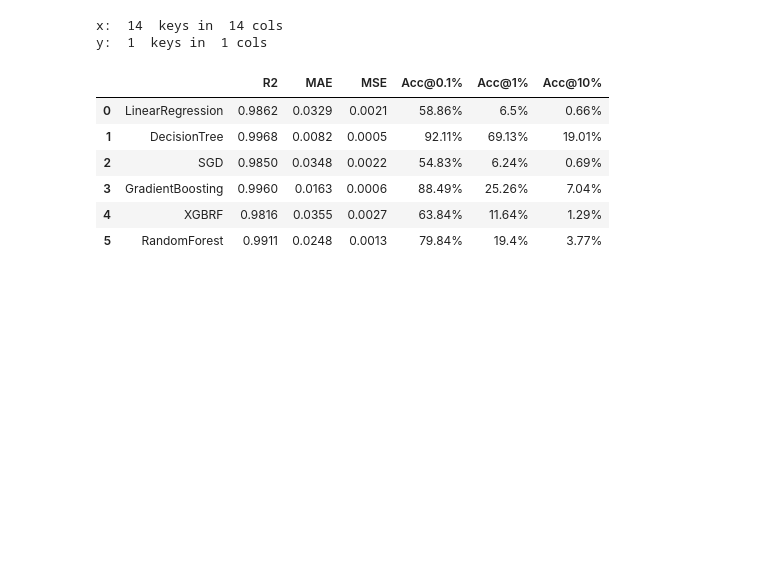
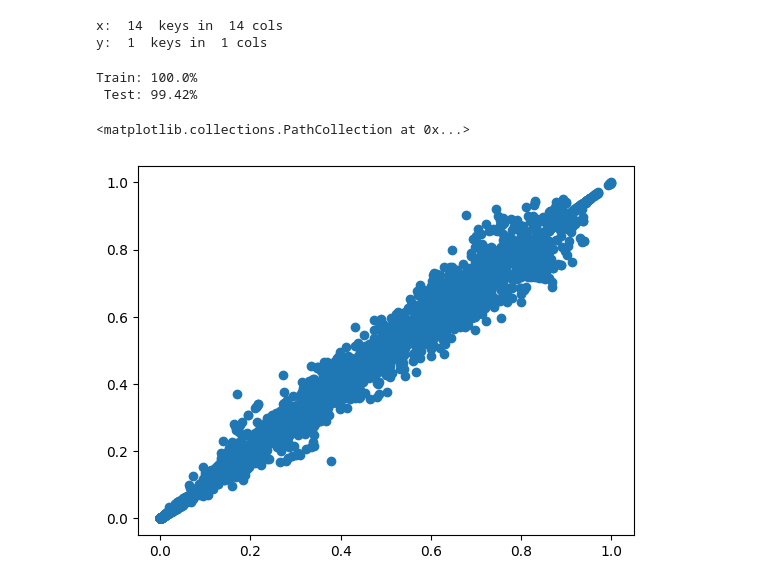
Before and after one commit to plutoniumm/MLTests, a Jupyter notebook: Regression_Pred.ipynb, the cells around one changed output. Saved outputs shown, nothing was run; the diff lists cells and outputs as text; code cells hidden in the pictures; blank space fills up the shorter version.

```diff
--- a/Regression_Pred.ipynb
+++ b/Regression_Pred.ipynb
@@ -66,7 +60,7 @@ xkeys = [
     "Air head pressure(pressure:bar)", "Temperature(T:K)", "pH(pH:pH)", "Vessel Volume(V:L)"
 ]
 (x,y) = datameta.xy_split(data,xkeys)
-xtrain, xtest, ytrain, ytest=train_test_split(x, y, test_size=0.1)
+xtrain, xtest, ytrain, ytest=train_test_split(x, y, test_size=0.11)
 ytest = ytest.to_numpy().flatten();
 # %% [output]
 x:  14  keys in  14 cols
@@ -84,26 +68,20 @@ models = [
-# %%
-for index,model in enumerate(models):
-    name = model.__class__.__name__.replace("Regressor", "");
-    if index>=3:
-        model = TransformedTargetRegressor(regressor=model, transformer=QuantileTransformer(output_distribution='normal'))
-
-    model.fit(xtrain, ytrain.values.ravel());
-    yhat = model.predict(xtest)
-
-    accuracy001 = np.sum(isClose(yhat, ytest, 0.001))/len(ytest)
-    accuracy01 = np.sum(isClose(yhat, ytest, 0.01))/len(ytest)
-    accuracy1 = np.sum(isClose(yhat, ytest, 0.1))/len(ytest)
-    accuracy = [accuracy001, accuracy01, accuracy1]
-    models[index] = row(name, ytest, model.predict(xtest), accuracy)
-# %%
-models = pd.DataFrame(models, columns=["","R2","MAE", "MSE","Acc@0.1%", "Acc@1%", "Acc@10%"]);
-models.style.highlight_max(color='#4f4').highlight_min(color='#f44'); hold = models
-models
-# %% [output]
-|  |  | R2 | MAE | MSE | Acc@0.1% | Acc@1% | Acc@10% |
-| 0 | LinearRegression | 0.9862 | 0.0329 | 0.0021 | 58.86% | 6.5% | 0.66% |
-| 1 | DecisionTree | 0.9968 | 0.0082 | 0.0005 | 92.11% | 69.13% | 19.01% |
-| 2 | SGD | 0.9850 | 0.0348 | 0.0022 | 54.83% | 6.24% | 0.69% |
-| 3 | GradientBoosting | 0.9960 | 0.0163 | 0.0006 | 88.49% | 25.26% | 7.04% |
-| 4 | XGBRF | 0.9816 | 0.0355 | 0.0027 | 63.84% | 11.64% | 1.29% |
-| 5 | RandomForest | 0.9911 | 0.0248 | 0.0013 | 79.84% | 19.4% | 3.77% |
+# %%
+model = DecisionTreeRegressor()
+model.fit(xtrain,ytrain)
+
+def pct(val): return round(val*100,2);
+def pcts(val): return str(round(val*100,2))+"%";
+
+print(
+    f"Train: {pcts(model.score(xtrain,ytrain))}\n",
+    f"Test: {pcts(model.score(xtest,ytest))}"
+)
+# %% [output]
+Train: 100.0%
+ Test: 99.42%
+# %%
+prediction=model.predict(xtest)
+plt.scatter(ytest,prediction)
+# %% [output]
+<matplotlib.collections.PathCollection at 0x...>
+[figure, added]
```
Also changed, not shown: parts of 8 cells of this notebook, 3 other files.
